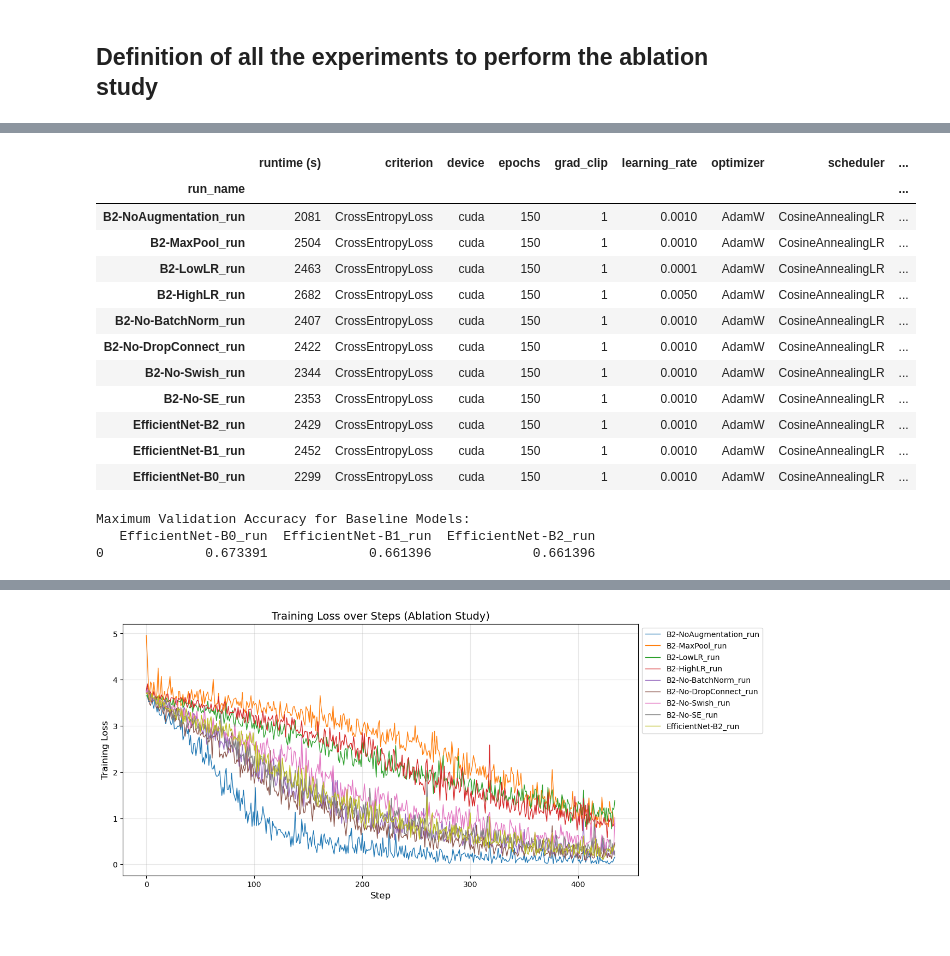
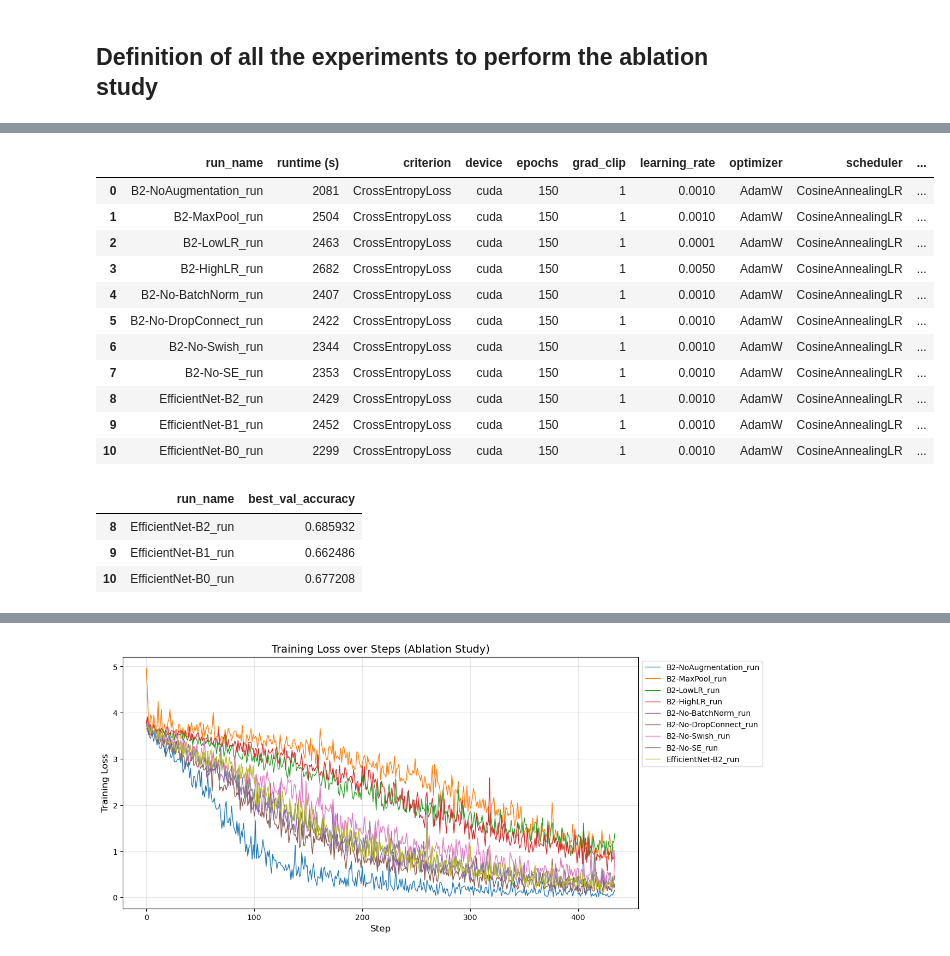
Before and after one commit to mpreda01/Image_processing_and_computer_vision_project, a Jupyter notebook: efiicientNet_Ablation.ipynb, the cells around one changed output, grey strips where cells are left out. Drawn from its saved outputs; the diff is of its cells as text; code cells hidden in the pictures.

```diff
--- a/efiicientNet_Ablation.ipynb
+++ b/efiicientNet_Ablation.ipynb
@@ -1501,18 +1174,17 @@ Testing: B2-No-DropConnect
 # %%
-train_df = pd.read_csv("train.csv", sep=";", index_col=0)
+train_df = pd.read_csv("train.csv", sep=";")
 train_df
 # %% [output]
-|  | runtime (s) | criterion | device | epochs | grad_clip | learning_rate | optimizer | scheduler | ... |
-| run_name |  |  |  |  |  |  |  |  | ... |
-| B2-NoAugmentation_run | 2081 | CrossEntropyLoss | cuda | 150 | 1 | 0.0010 | AdamW | CosineAnnealingLR | ... |
-| B2-MaxPool_run | 2504 | CrossEntropyLoss | cuda | 150 | 1 | 0.0010 | AdamW | CosineAnnealingLR | ... |
-| B2-LowLR_run | 2463 | CrossEntropyLoss | cuda | 150 | 1 | 0.0001 | AdamW | CosineAnnealingLR | ... |
-| B2-HighLR_run | 2682 | CrossEntropyLoss | cuda | 150 | 1 | 0.0050 | AdamW | CosineAnnealingLR | ... |
-| B2-No-BatchNorm_run | 2407 | CrossEntropyLoss | cuda | 150 | 1 | 0.0010 | AdamW | CosineAnnealingLR | ... |
-| B2-No-DropConnect_run | 2422 | CrossEntropyLoss | cuda | 150 | 1 | 0.0010 | AdamW | CosineAnnealingLR | ... |
-| B2-No-Swish_run | 2344 | CrossEntropyLoss | cuda | 150 | 1 | 0.0010 | AdamW | CosineAnnealingLR | ... |
-| B2-No-SE_run | 2353 | CrossEntropyLoss | cuda | 150 | 1 | 0.0010 | AdamW | CosineAnnealingLR | ... |
-| EfficientNet-B2_run | 2429 | CrossEntropyLoss | cuda | 150 | 1 | 0.0010 | AdamW | CosineAnnealingLR | ... |
-| EfficientNet-B1_run | 2452 | CrossEntropyLoss | cuda | 150 | 1 | 0.0010 | AdamW | CosineAnnealingLR | ... |
-| EfficientNet-B0_run | 2299 | CrossEntropyLoss | cuda | 150 | 1 | 0.0010 | AdamW | CosineAnnealingLR | ... |
+|  | run_name | runtime (s) | criterion | device | epochs | grad_clip | learning_rate | optimizer | scheduler | ... |
+| 0 | B2-NoAugmentation_run | 2081 | CrossEntropyLoss | cuda | 150 | 1 | 0.0010 | AdamW | CosineAnnealingLR | ... |
+| 1 | B2-MaxPool_run | 2504 | CrossEntropyLoss | cuda | 150 | 1 | 0.0010 | AdamW | CosineAnnealingLR | ... |
+| 2 | B2-LowLR_run | 2463 | CrossEntropyLoss | cuda | 150 | 1 | 0.0001 | AdamW | CosineAnnealingLR | ... |
+| 3 | B2-HighLR_run | 2682 | CrossEntropyLoss | cuda | 150 | 1 | 0.0050 | AdamW | CosineAnnealingLR | ... |
+| 4 | B2-No-BatchNorm_run | 2407 | CrossEntropyLoss | cuda | 150 | 1 | 0.0010 | AdamW | CosineAnnealingLR | ... |
+| 5 | B2-No-DropConnect_run | 2422 | CrossEntropyLoss | cuda | 150 | 1 | 0.0010 | AdamW | CosineAnnealingLR | ... |
+| 6 | B2-No-Swish_run | 2344 | CrossEntropyLoss | cuda | 150 | 1 | 0.0010 | AdamW | CosineAnnealingLR | ... |
+| 7 | B2-No-SE_run | 2353 | CrossEntropyLoss | cuda | 150 | 1 | 0.0010 | AdamW | CosineAnnealingLR | ... |
+| 8 | EfficientNet-B2_run | 2429 | CrossEntropyLoss | cuda | 150 | 1 | 0.0010 | AdamW | CosineAnnealingLR | ... |
+| 9 | EfficientNet-B1_run | 2452 | CrossEntropyLoss | cuda | 150 | 1 | 0.0010 | AdamW | CosineAnnealingLR | ... |
+| 10 | EfficientNet-B0_run | 2299 | CrossEntropyLoss | cuda | 150 | 1 | 0.0010 | AdamW | CosineAnnealingLR | ... |
 # %%
@@ -1533,20 +1205,15 @@ val_accuracy = val_accuracy.rename(columns=lambda x: x.replace(" - val_accuracy"
 train_loss_step = train_loss_step.rename(columns=lambda x: x.replace(" - train_loss_step", "") if " - train_loss_step" in x else x)
 # %%
 # Filter val_accuracy to show only B0, B1, B2 models and get maximum accuracy
-plot_cols = ["EfficientNet-B0_run", "EfficientNet-B1_run", "EfficientNet-B2_run"]
+check_rows = ["EfficientNet-B0_run", "EfficientNet-B1_run", "EfficientNet-B2_run"]
+base_models_df = train_df.where(train_df['run_name'].isin(check_rows))
+# Get only the maximum val_accuracy for each model
+base_models_df = base_models_df[['run_name', 'best_val_accuracy']].dropna()
 
-# Get only the maximum val_accuracy for each model
-max_accuracies = {}
-for col in plot_cols:
-    if col in val_accuracy.columns:
-        max_accuracies[col] = val_accuracy[col].max()
-
-# Create a dataframe with max accuracies and display
-val_accuracy_max = pd.DataFrame([max_accuracies])
-print("Maximum Validation Accuracy for Baseline Models:")
-print(val_accuracy_max)
+base_models_df
 # %% [output]
-Maximum Validation Accuracy for Baseline Models:
-   EfficientNet-B0_run  EfficientNet-B1_run  EfficientNet-B2_run
-0             0.673391             0.661396             0.661396
+|  | run_name | best_val_accuracy |
+| 8 | EfficientNet-B2_run | 0.685932 |
+| 9 | EfficientNet-B1_run | 0.662486 |
+| 10 | EfficientNet-B0_run | 0.677208 |
 # %%
```
Also changed, not shown: parts of 17 cells of this notebook, 1 other file.
